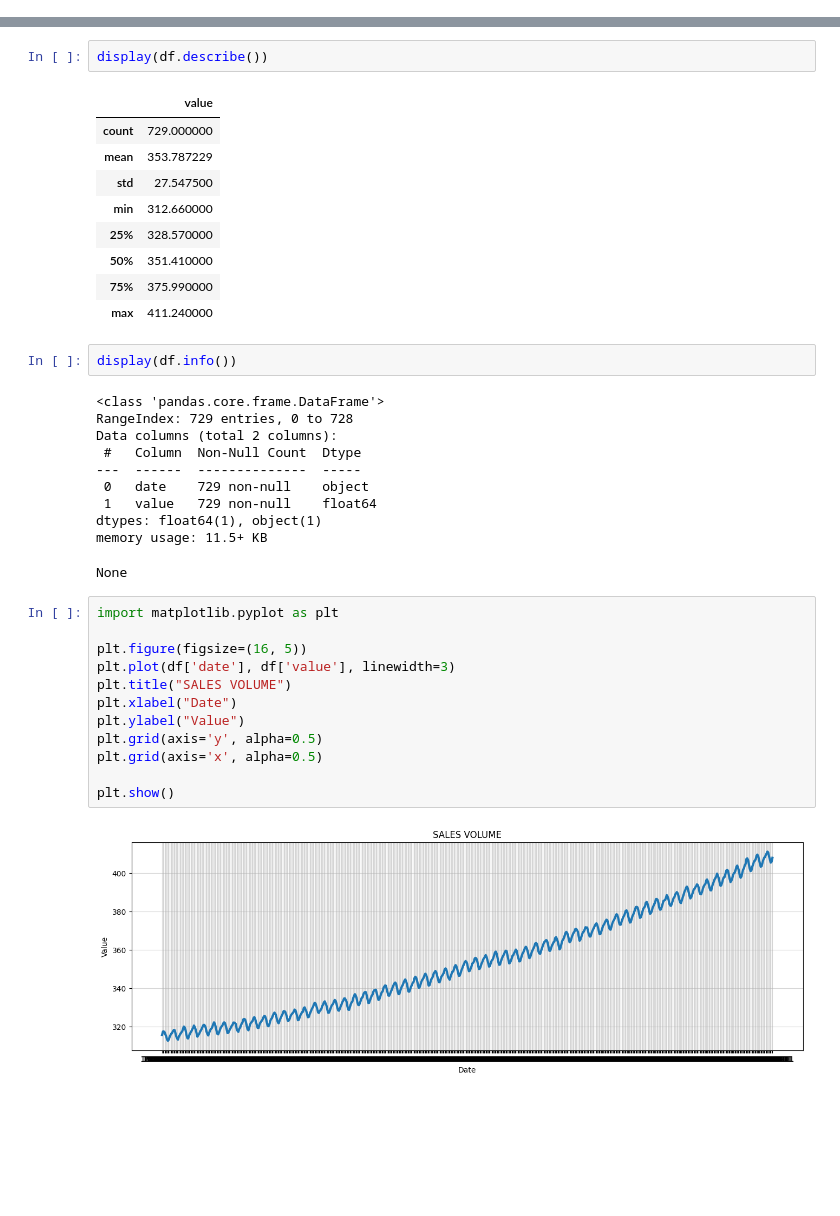
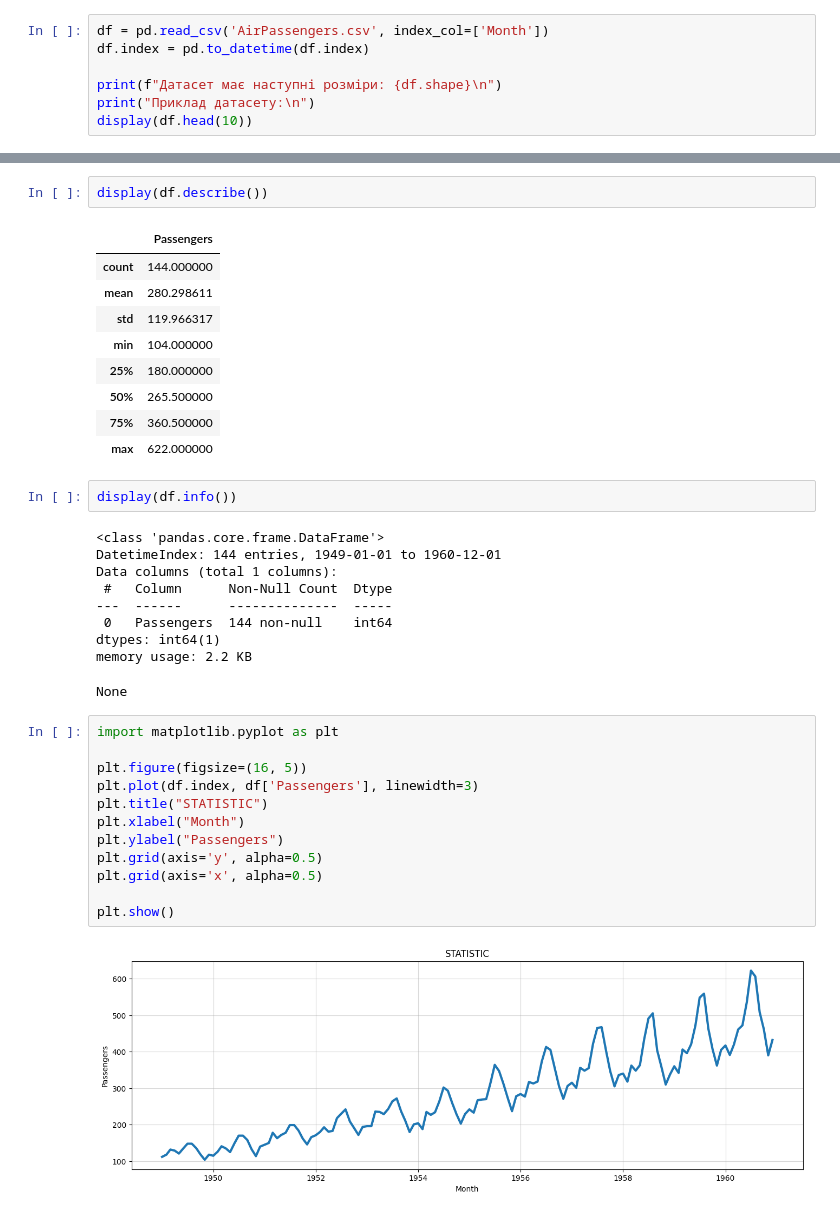
Before and after one commit to OleksandrKryvoruk/dz_54, a Jupyter notebook: 1.ipynb, the cells around one changed output, grey strips where cells are left out. Drawn from its saved outputs; the diff is of its cells as text; blank space fills up the shorter version.

```diff
--- a/1.ipynb
+++ b/1.ipynb
@@ -59,0 +16,7 @@ display(df.head(10))
+# %%
+df = pd.read_csv('AirPassengers.csv', index_col=['Month'])
+df.index = pd.to_datetime(df.index)
+
+print(f"Датасет має наступні розміри: {df.shape}\n")
+print("Приклад датасету:\n")
+display(df.head(10))
@@ -60,39 +39,38 @@ display(df.head(10))
 # %%
 display(df.describe())
 # %% [output]
-|  | value |
-| count | 729.000000 |
-| mean | 353.787229 |
-| std | 27.547500 |
-| min | 312.660000 |
-| 25% | 328.570000 |
-| 50% | 351.410000 |
-| 75% | 375.990000 |
-| max | 411.240000 |
+|  | Passengers |
+| count | 144.000000 |
+| mean | 280.298611 |
+| std | 119.966317 |
+| min | 104.000000 |
+| 25% | 180.000000 |
+| 50% | 265.500000 |
+| 75% | 360.500000 |
+| max | 622.000000 |
 # %%
 display(df.info())
 # %% [output]
 <class 'pandas.core.frame.DataFrame'>
-RangeIndex: 729 entries, 0 to 728
-Data columns (total 2 columns):
- #   Column  Non-Null Count  Dtype
----  ------  --------------  -----
- 0   date    729 non-null    object
- 1   value   729 non-null    float64
-dtypes: float64(1), object(1)
-memory usage: 11.5+ KB
+DatetimeIndex: 144 entries, 1949-01-01 to 1960-12-01
+Data columns (total 1 columns):
+ #   Column      Non-Null Count  Dtype
+---  ------      --------------  -----
+ 0   Passengers  144 non-null    int64
+dtypes: int64(1)
+memory usage: 2.2 KB
 None
 # %%
 import matplotlib.pyplot as plt
 
 plt.figure(figsize=(16, 5))
-plt.plot(df['date'], df['value'], linewidth=3)
-plt.title("SALES VOLUME")
-plt.xlabel("Date")
-plt.ylabel("Value")
+plt.plot(df.index, df['Passengers'], linewidth=3)
+plt.title("STATISTIC")
+plt.xlabel("Month")
+plt.ylabel("Passengers")
 plt.grid(axis='y', alpha=0.5)
 plt.grid(axis='x', alpha=0.5)
 
 plt.show()
 # %% [output]
-[figure, old version]
+[figure, new version]
```
Also changed, not shown: parts of 49 cells of this notebook, 3 other files.
